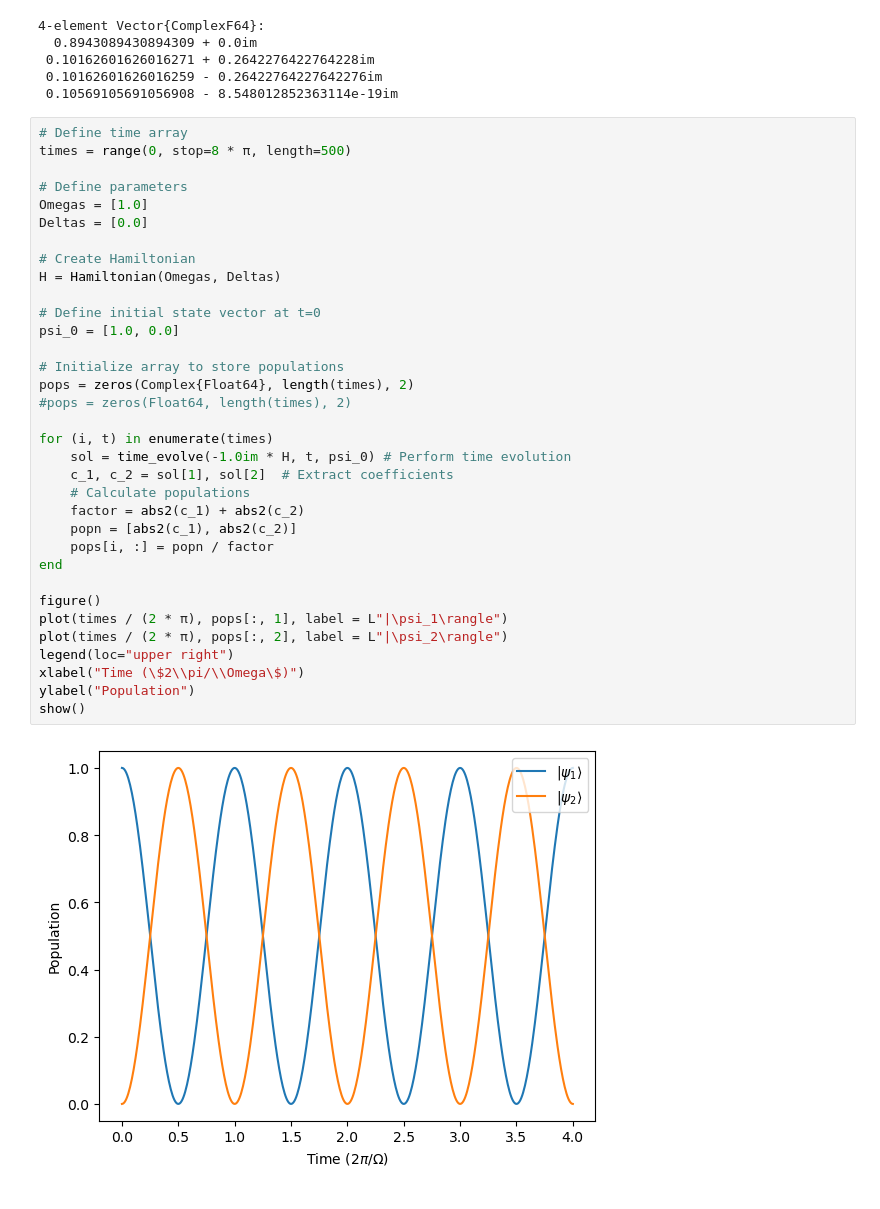
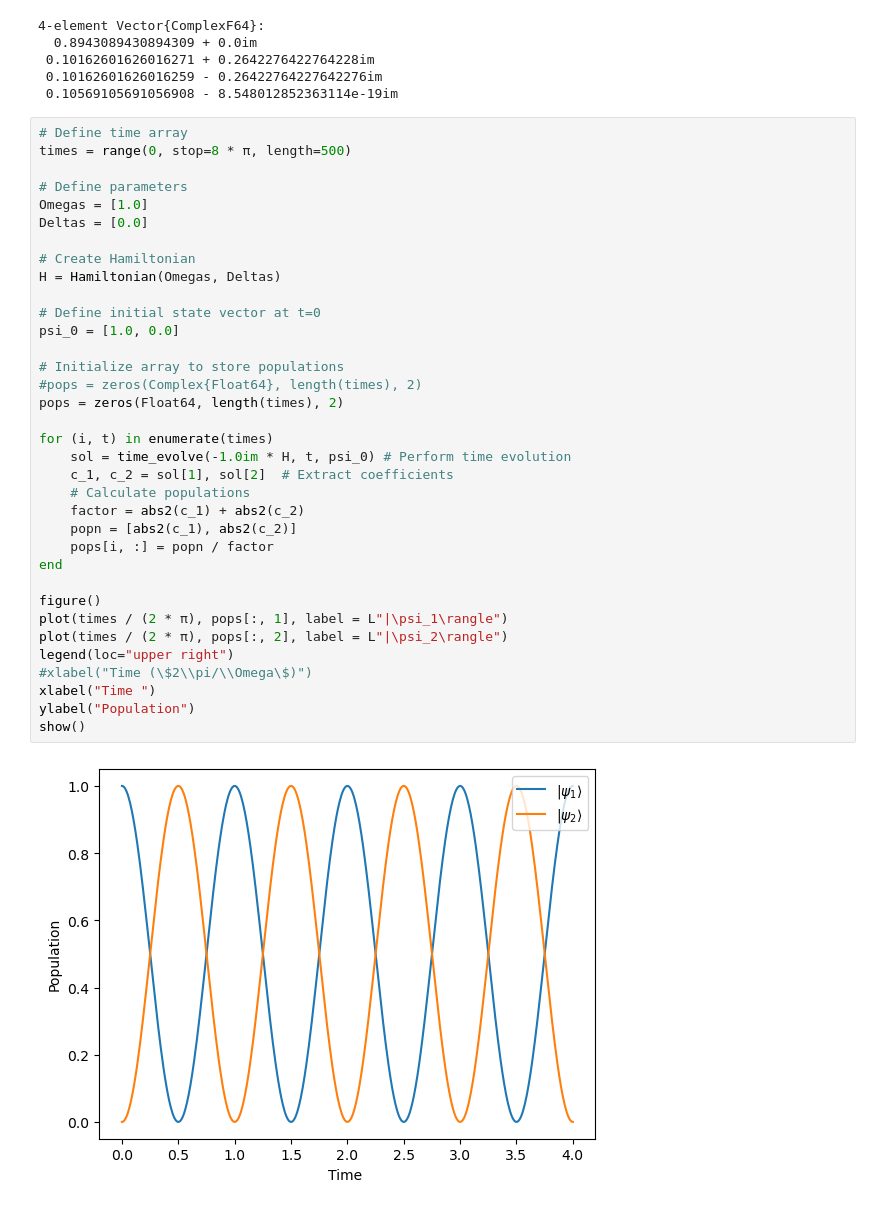
Before and after one commit to dimunozv1/MOT, a Jupyter notebook: Figures.ipynb, the cells around one changed output. Drawn from its saved outputs; the diff is of its cells as text.

```diff
--- a/Figures.ipynb
+++ b/Figures.ipynb
@@ -36,34 +50,35 @@ svd=SVD(coeff_mat)
 times = range(0, stop=8 * π, length=500)
 
 # Define parameters
 Omegas = [1.0]
 Deltas = [0.0]
 
 # Create Hamiltonian
 H = Hamiltonian(Omegas, Deltas)
 
 # Define initial state vector at t=0
 psi_0 = [1.0, 0.0]
 
 # Initialize array to store populations
-pops = zeros(Complex{Float64}, length(times), 2)
-#pops = zeros(Float64, length(times), 2)
+#pops = zeros(Complex{Float64}, length(times), 2)
+pops = zeros(Float64, length(times), 2)
 
 for (i, t) in enumerate(times)
     sol = time_evolve(-1.0im * H, t, psi_0) # Perform time evolution
     c_1, c_2 = sol[1], sol[2]  # Extract coefficients
     # Calculate populations
     factor = abs2(c_1) + abs2(c_2)
     popn = [abs2(c_1), abs2(c_2)]
     pops[i, :] = popn / factor
 end
 
 figure()
 plot(times / (2 * π), pops[:, 1], label = L"|\psi_1\rangle")
 plot(times / (2 * π), pops[:, 2], label = L"|\psi_2\rangle")
 legend(loc="upper right")
-xlabel("Time (\$2\\pi/\\Omega\$)")
+#xlabel("Time (\$2\\pi/\\Omega\$)")
+xlabel("Time ")
 ylabel("Population")
 show()
 # %% [output]
-[figure, old version]
+[figure, new version]
```
Also changed, not shown: parts of 4 cells of this notebook.
